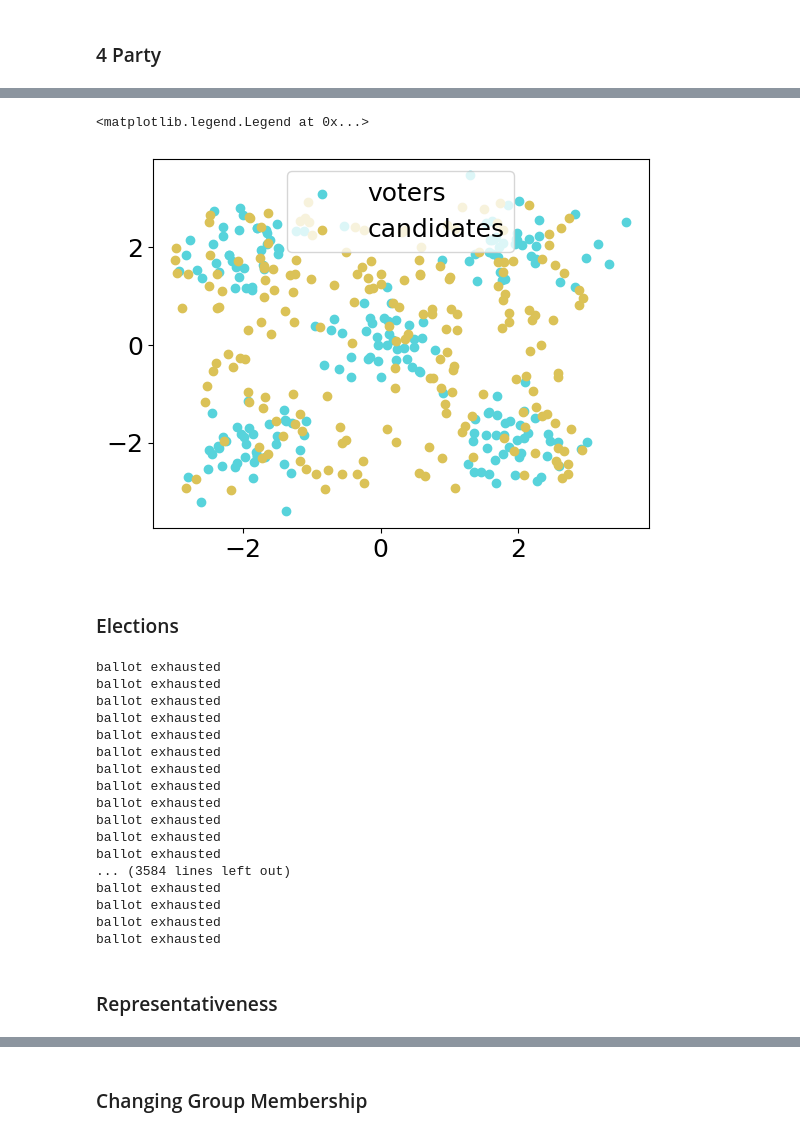
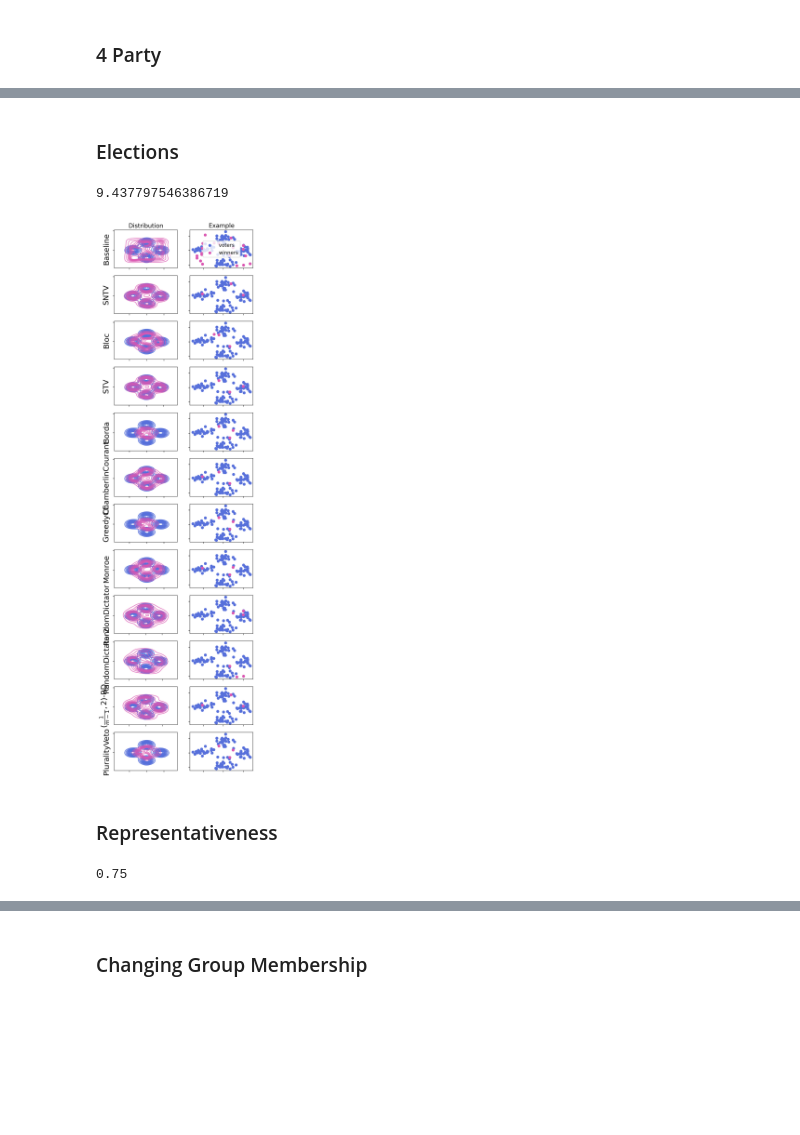
Before and after one commit to kevin-q2/Metric-Voting, a Jupyter notebook: experiments.ipynb, the cells around one changed output, grey strips where cells are left out. Cells and saved outputs as stored; diff of their text form; code cells hidden in the pictures; blank space fills up the shorter version.

```diff
--- a/experiments.ipynb
+++ b/experiments.ipynb
@@ -195,45 +138,22 @@ profile, candidate_positions, voter_positions, voter_labels = five_party_generat
-# %%
-# visualize the results
-pal = sns.color_palette("hls", 8)
-plt.scatter(voter_positions[:,0], voter_positions[:,1], label = 'voters', color = pal[4])
-plt.scatter(candidate_positions[:,0], candidate_positions[:,1], label = 'candidates', color = pal[1])
-plt.legend()
-# %% [output]
-<matplotlib.legend.Legend at 0x...>
-[figure, removed]
 # %% [markdown]
 ### Elections
 # %%
-elections_dict = {SNTV:{}, STV:{},
-                 Borda:{}, RandomDictator:{},
-                  PRD:{}, PluralityVeto:{}}
-elections_list = [SNTV, STV, Borda, RandomDictator, PRD, PluralityVeto]
-n_samples = 10000
+elections_dict = {SNTV:{}, Bloc:{}, STV:{},
+                 Borda:{}, ChamberlinCourant:{}, GreedyCC:{}, Monroe:{},
+                  RandomDictator:{'rho': 0.5}, RandomDictator2:{}, PRD:{'rho': 0.5}, PluralityVeto:{}}
+elections_list = [SNTV, Bloc, STV, Borda, ChamberlinCourant, GreedyCC, Monroe,
+                  RandomDictator,RandomDictator2, PRD, PluralityVeto]
+n_samples = 10
 # %%
-f = 'data/2party.npz'
+#f = 'data/2party.npz'
 
 start = time.time()
-result_dict = samples(n_samples, two_party_generator, elections_dict, two_party_G, k, dim = 2, filename = f)
+results_list = samples(n_samples, four_party_generator, elections_dict, [four_party_G], k, dim = 2, filename = None)
 end = time.time()
 print(end - start)
 
+result_dict = results_list[0]
 #loaded_data = np.load(f)
 #result_dict = {key: loaded_data[key] for key in loaded_data.files}
 # %% [output]
-ballot exhausted
-ballot exhausted
-ballot exhausted
-ballot exhausted
-ballot exhausted
-ballot exhausted
-ballot exhausted
-ballot exhausted
-ballot exhausted
-ballot exhausted
-ballot exhausted
-ballot exhausted
-... (3584 lines left out)
-ballot exhausted
-ballot exhausted
-ballot exhausted
-ballot exhausted
+9.437797546386719
@@ -240,5 +165,5 @@ ballot exhausted
 # %%
-fig, axes = plt.subplots(7, 2, figsize=(6, 16), dpi = 200)
+fig, axes = plt.subplots(len(elections_list) + 1, 2, figsize=(6, 24), dpi = 200)
 plt.rcParams.update({'font.size': 12})
 
 for i, ax in enumerate(axes.flat):
@@ -268,35 +193,41 @@ sns.kdeplot(data=candidate_stack, x='x', y='y', color = cc, fill=False,
 axes[0][0].set_title('Distribution')
 axes[0][0].set_ylabel('Baseline')
 axes[0][0].set_xlabel('')
 
 axes[0][1].scatter(voter_example[:,0], voter_example[:,1], label = 'voters', color = vc)
 axes[0][1].scatter(candidate_example[:,0], candidate_example[:,1], label = 'winners', color = cc)
 axes[0][1].set_title('Example')
 axes[0][1].legend()
 
 
 for i,E in enumerate(elections_list):
     name = E.__name__
+    name_label = name
+    if name == 'PRD':
+        name_label = r'$(\frac{1}{m - 1}, 2)$-RD'
+
     ax_idx = i + 1
 
     candidate_example = result_dict[name][sample_idx]
     candidate_stack = pd.DataFrame(np.vstack(result_dict[name]), columns = ['x','y'])
     #candidate_stack = candidate_stack.sample(frac=0.1, random_state=42)
 
     sns.kdeplot(data=voter_stack, x='x', y='y', color = vc, fill=False,
                 thresh=0.1, levels=10, ax = axes[ax_idx][0])
     sns.kdeplot(data=candidate_stack, x='x', y='y', color = cc, fill=False,
                 thresh=0.1, levels=10, alpha = 0.8, ax = axes[ax_idx][0])
 
-    axes[ax_idx][0].set_ylabel(name)
+    axes[ax_idx][0].set_ylabel(name_label)
     axes[ax_idx][0].set_xlabel('')
 
     axes[ax_idx][1].scatter(voter_example[:,0], voter_example[:,1], label = 'voters', color = vc)
     axes[ax_idx][1].scatter(candidate_example[:,0], candidate_example[:,1], label = 'winners', color = cc)
 
 
 
-plt.savefig('figures/2party.png', bbox_inches='tight')
+#plt.savefig('figures/2party.png', bbox_inches='tight')
+# %% [output]
+[figure, added]
 # %% [markdown]
 ### Representativeness
 # %%
@@ -319,3 +250,7 @@ for i in range(n_samples):
+# %%
+25/100 * 3
+# %% [output]
+0.75
 # %%
 # Combine the arrays into a list
 represent_data = [values for values in avg_represent.values()]
```
Also changed, not shown: parts of 25 cells of this notebook, 23 other files.
